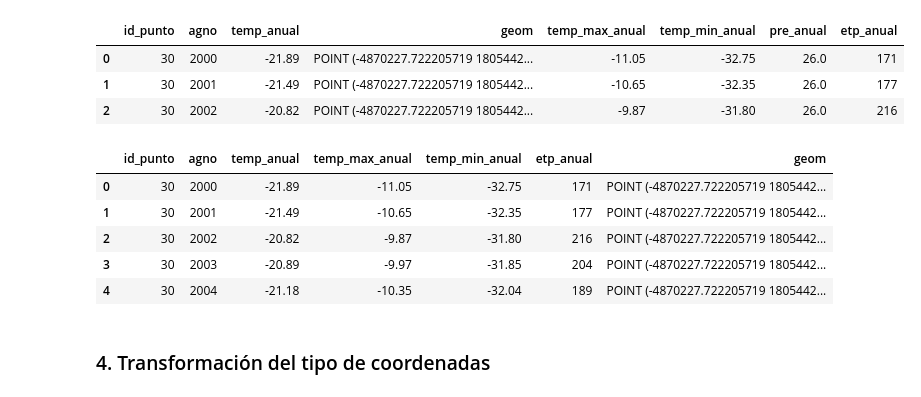
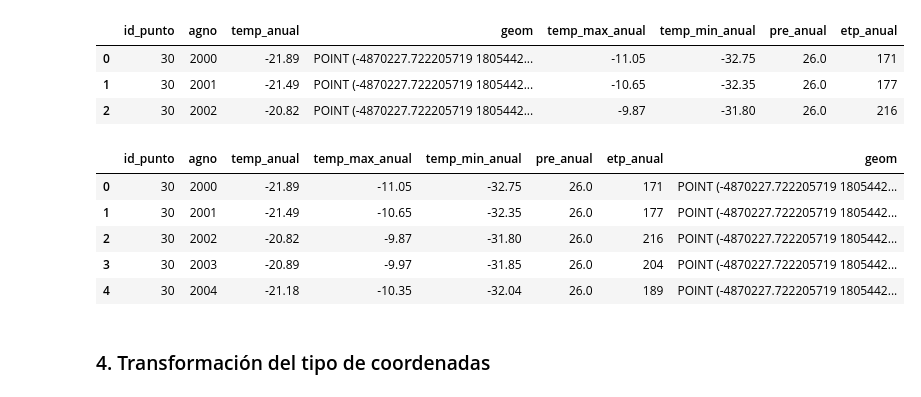
Before and after one commit to crcoronado/winetesis, a Jupyter notebook: Analisis/Union_datasets_climate.ipynb, the cells around one changed output. Cells and saved outputs as stored; diff of their text form; code cells hidden in the pictures.

Commit message:
Fixed code and warnings, issues with data, made EDA of data with some conclusions. Pending to go into detailed conclusions and writting

```diff
--- a/Analisis/Union_datasets_climate.ipynb
+++ b/Analisis/Union_datasets_climate.ipynb
@@ -136,15 +136,15 @@ data_clima.head(3)
 | 1 | 30 | 2001 | -21.49 | POINT (-4870227.722205719 1805442... | -10.65 | -32.35 | 26.0 | 177 |
 | 2 | 30 | 2002 | -20.82 | POINT (-4870227.722205719 1805442... | -9.87 | -31.80 | 26.0 | 216 |
 # %%
-data_clima=data_clima[['id_punto', 'agno','temp_anual','temp_max_anual','temp_min_anual','etp_anual','geom']]
+data_clima=data_clima[['id_punto', 'agno','temp_anual','temp_max_anual','temp_min_anual','pre_anual','etp_anual','geom']]
 data_clima.head()
 # %% [output]
-|  | id_punto | agno | temp_anual | temp_max_anual | temp_min_anual | etp_anual | geom |
-| 0 | 30 | 2000 | -21.89 | -11.05 | -32.75 | 171 | POINT (-4870227.722205719 1805442... |
-| 1 | 30 | 2001 | -21.49 | -10.65 | -32.35 | 177 | POINT (-4870227.722205719 1805442... |
-| 2 | 30 | 2002 | -20.82 | -9.87 | -31.80 | 216 | POINT (-4870227.722205719 1805442... |
-| 3 | 30 | 2003 | -20.89 | -9.97 | -31.85 | 204 | POINT (-4870227.722205719 1805442... |
-| 4 | 30 | 2004 | -21.18 | -10.35 | -32.04 | 189 | POINT (-4870227.722205719 1805442... |
+|  | id_punto | agno | temp_anual | temp_max_anual | temp_min_anual | pre_anual | etp_anual | geom |
+| 0 | 30 | 2000 | -21.89 | -11.05 | -32.75 | 26.0 | 171 | POINT (-4870227.722205719 1805442... |
+| 1 | 30 | 2001 | -21.49 | -10.65 | -32.35 | 26.0 | 177 | POINT (-4870227.722205719 1805442... |
+| 2 | 30 | 2002 | -20.82 | -9.87 | -31.80 | 26.0 | 216 | POINT (-4870227.722205719 1805442... |
+| 3 | 30 | 2003 | -20.89 | -9.97 | -31.85 | 26.0 | 204 | POINT (-4870227.722205719 1805442... |
+| 4 | 30 | 2004 | -21.18 | -10.35 | -32.04 | 26.0 | 189 | POINT (-4870227.722205719 1805442... |
 # %% [markdown]
 ### 4. Transformación del tipo de coordenadas
 # %%
```
Also changed, not shown: parts of 3 cells of this notebook, 10 other files.
